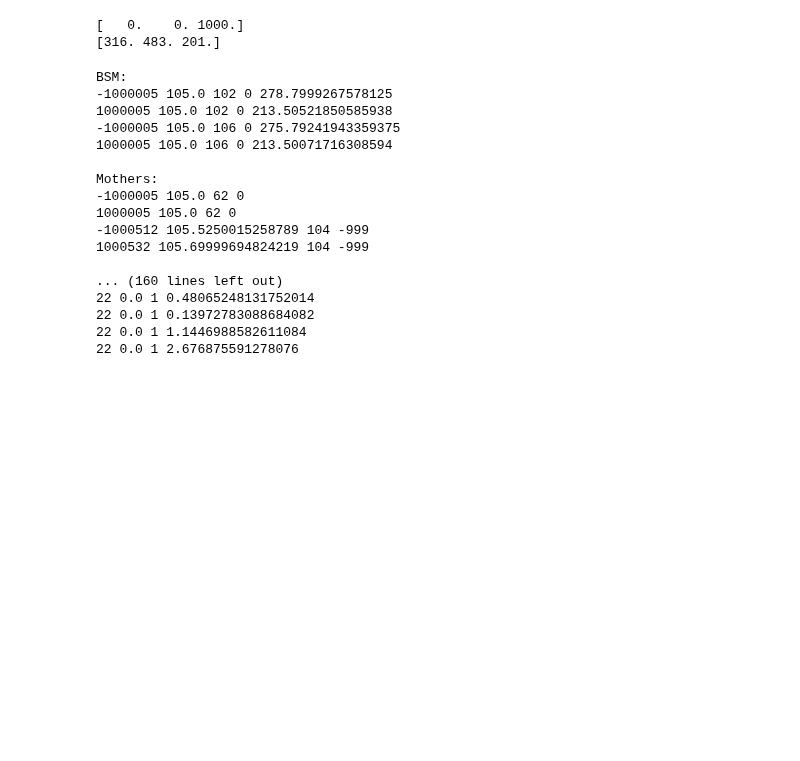
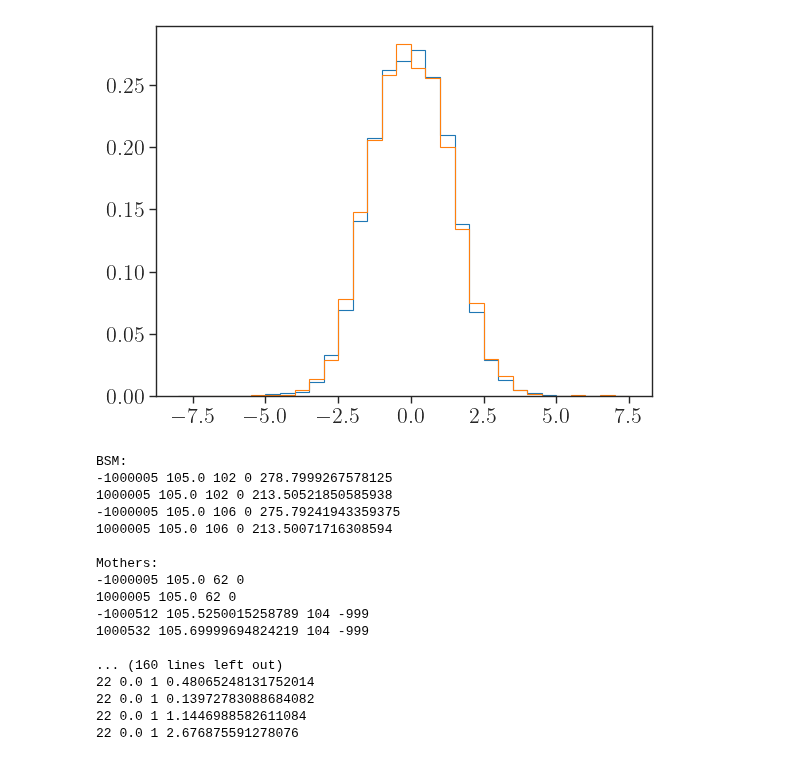
Before and after one commit to andlessa/LLP-CDFO, a Jupyter notebook: ATLAS-SUSY-2018-42/test.ipynb, the cells around one changed output. Saved outputs shown, nothing was run; the diff lists cells and outputs as text; code cells hidden in the pictures; blank space fills up the shorter version.

```diff
--- a/ATLAS-SUSY-2018-42/test.ipynb
+++ b/ATLAS-SUSY-2018-42/test.ipynb
@@ -86,7 +98,0 @@ plt.show()
-# %%
-print(h0)
-print(h1)
-# print(h2)
-# %% [output]
-[   0.    0. 1000.]
-[316. 483. 201.]
@@ -93,3 +103,10 @@ print(h1)
+# %%
+for i in eta_dict:
+    plt.hist(eta_dict[i],bins=np.arange(-8.,8.,0.5),density=True,label='%i' %i,histtype='step')
+# plt.yscale('log')
+plt.show()
+# %% [output]
+[figure, added]
 # %%
 print('BSM:')
 for p in tree.bsm:
```
Also changed, not shown: parts of 5 cells of this notebook, 12 other files.
